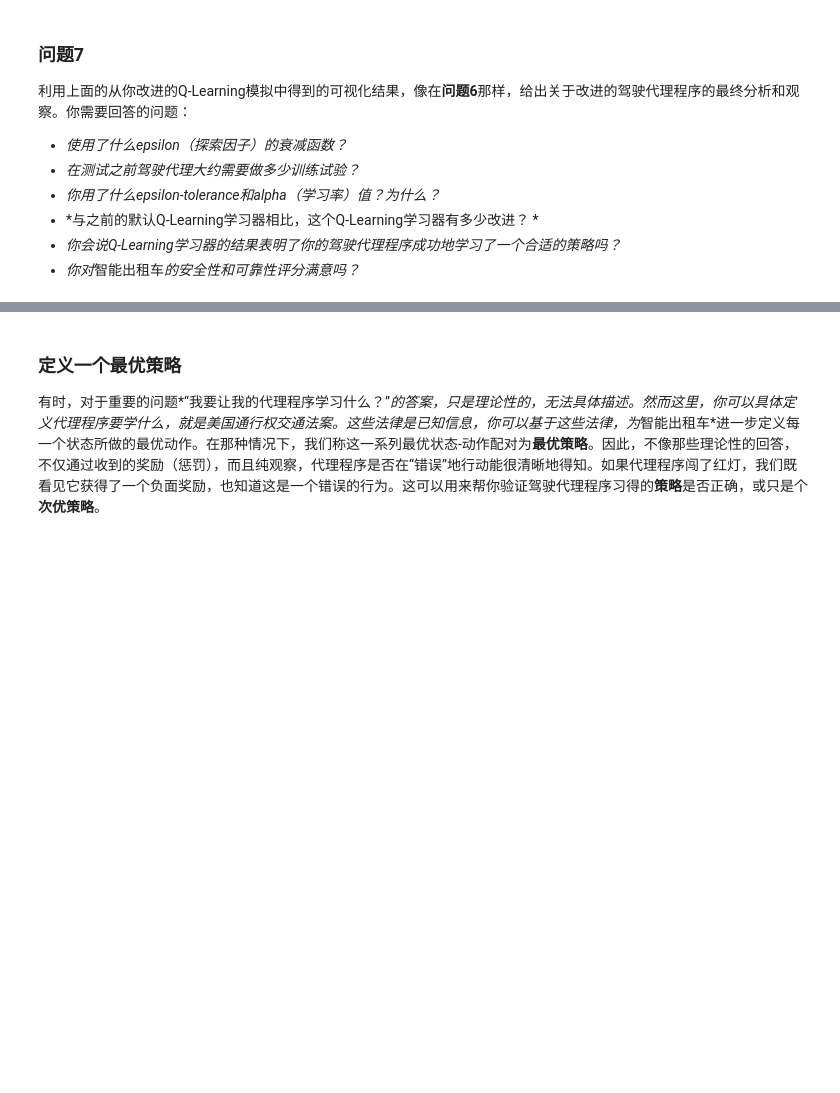
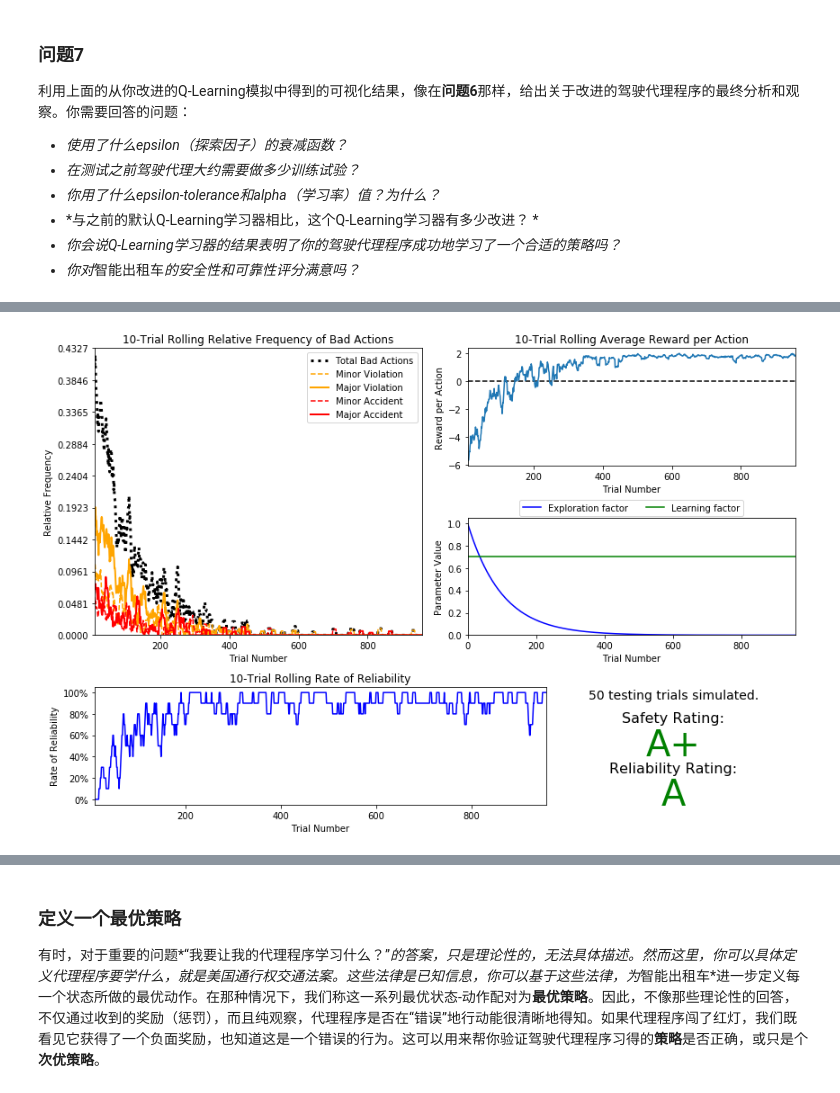
Before and after one commit to Carlosnight/SmartCab, a Jupyter notebook: smartcab.ipynb, the cells around one changed output, grey strips where cells are left out. Saved outputs shown, nothing was run; the diff lists cells and outputs as text; code cells hidden in the pictures; blank space fills up the shorter version.

```diff
--- a/smartcab.ipynb
+++ b/smartcab.ipynb
@@ -259,0 +277,5 @@ vs.plot_trials('sim_improved-learning.csv')
+# %%
+# Load the 'sim_lowertolerance-learning' file from the improved Q-Learning simulation
+vs.plot_trials('sim_lowertolerance-learning.csv')
+# %% [output]
+[figure, added]
```
Also changed, not shown: parts of 17 cells of this notebook, 16 other files.
